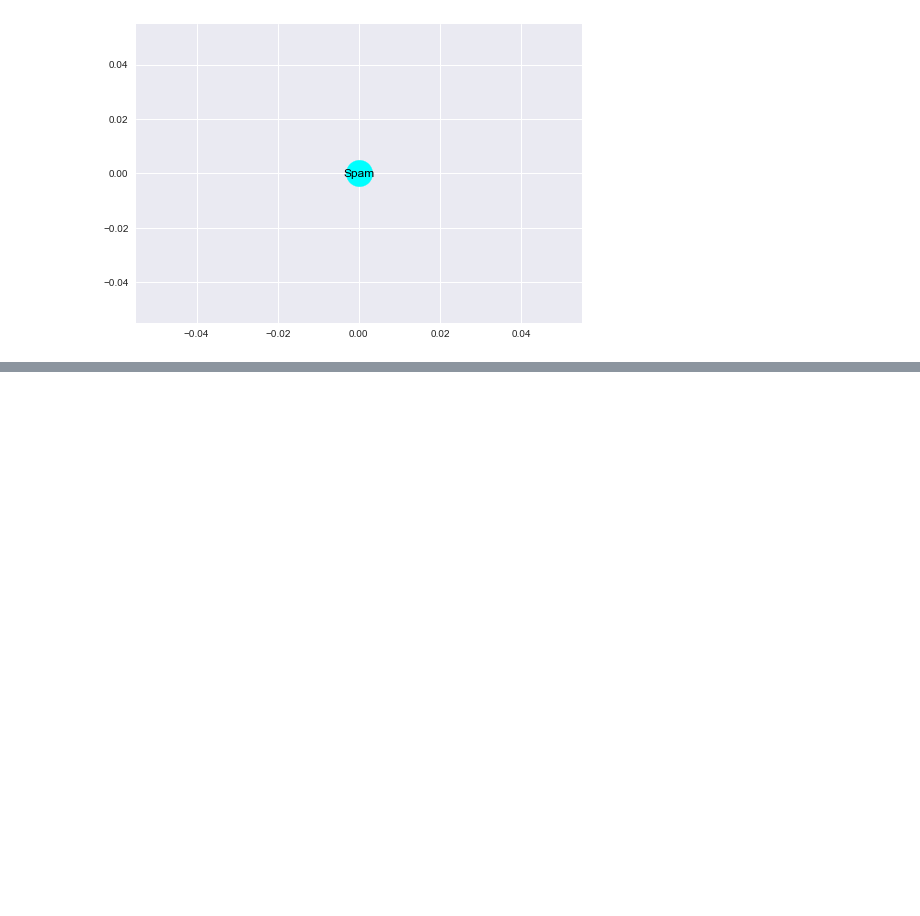
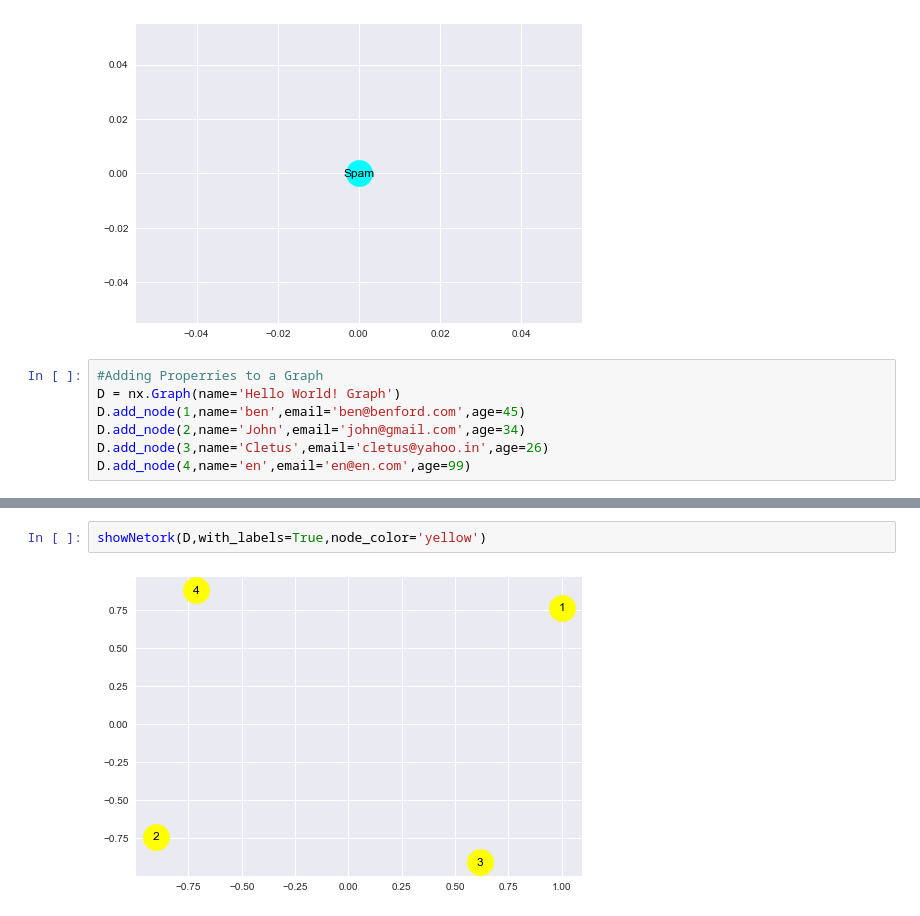
Before and after one commit to JayantGoel001/GraphsAndSocialNetworkAnalytics, a Jupyter notebook: Graph Using NetworkX.ipynb, the cells around one changed output, grey strips where cells are left out. Saved outputs shown, nothing was run; the diff lists cells and outputs as text; blank space fills up the shorter version.

```diff
--- a/Graph Using NetworkX.ipynb
+++ b/Graph Using NetworkX.ipynb
@@ -119,3 +119,10 @@ B.add_node('Spam')
 showNetork(B,with_labels=True,node_color='cyan')
 # %% [output]
 [figure]
+# %%
+#Adding Properries to a Graph
+D = nx.Graph(name='Hello World! Graph')
+D.add_node(1,name='ben',email='ben@benford.com',age=45)
+D.add_node(2,name='John',email='john@gmail.com',age=34)
+D.add_node(3,name='Cletus',email='cletus@yahoo.in',age=26)
+D.add_node(4,name='en',email='en@en.com',age=99)
@@ -121,0 +143,4 @@ showNetork(B,with_labels=True,node_color='cyan')
+# %%
+showNetork(D,with_labels=True,node_color='yellow')
+# %% [output]
+[figure, added]
```
Also changed, not shown: parts of 8 cells of this notebook.
